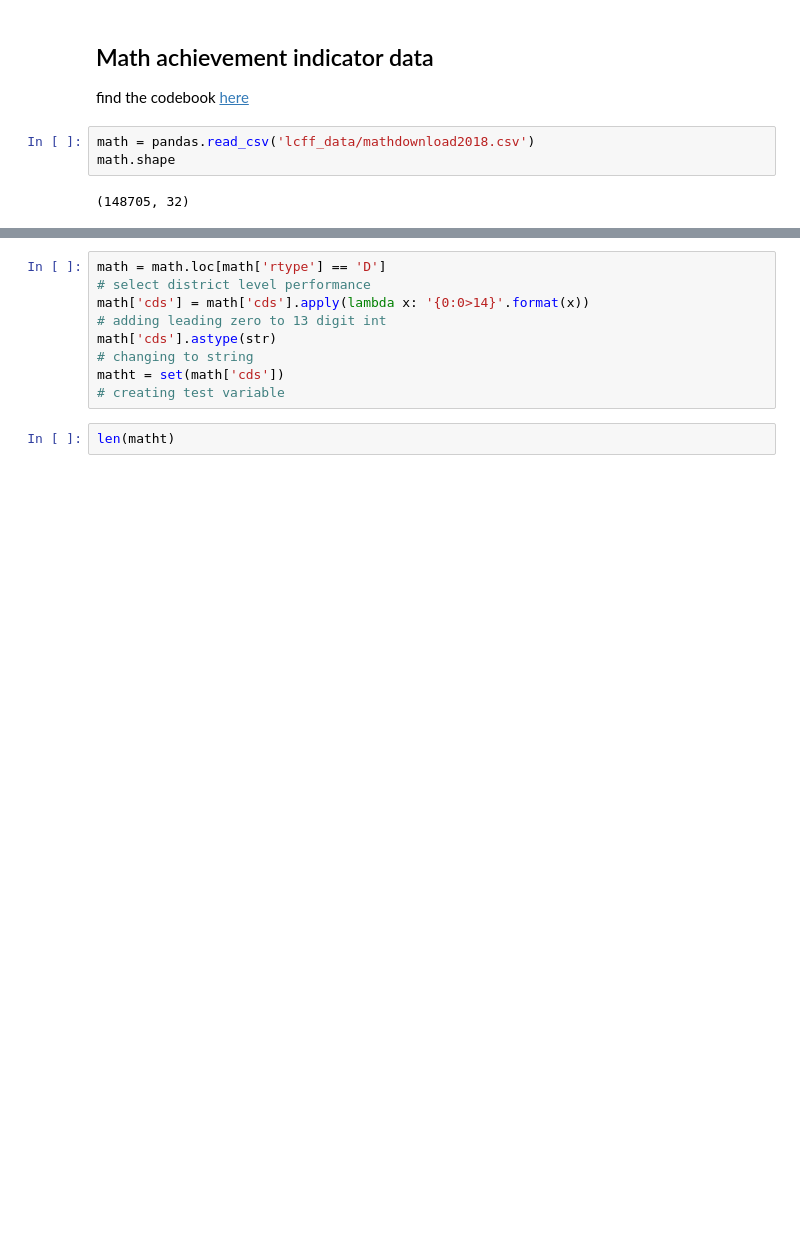
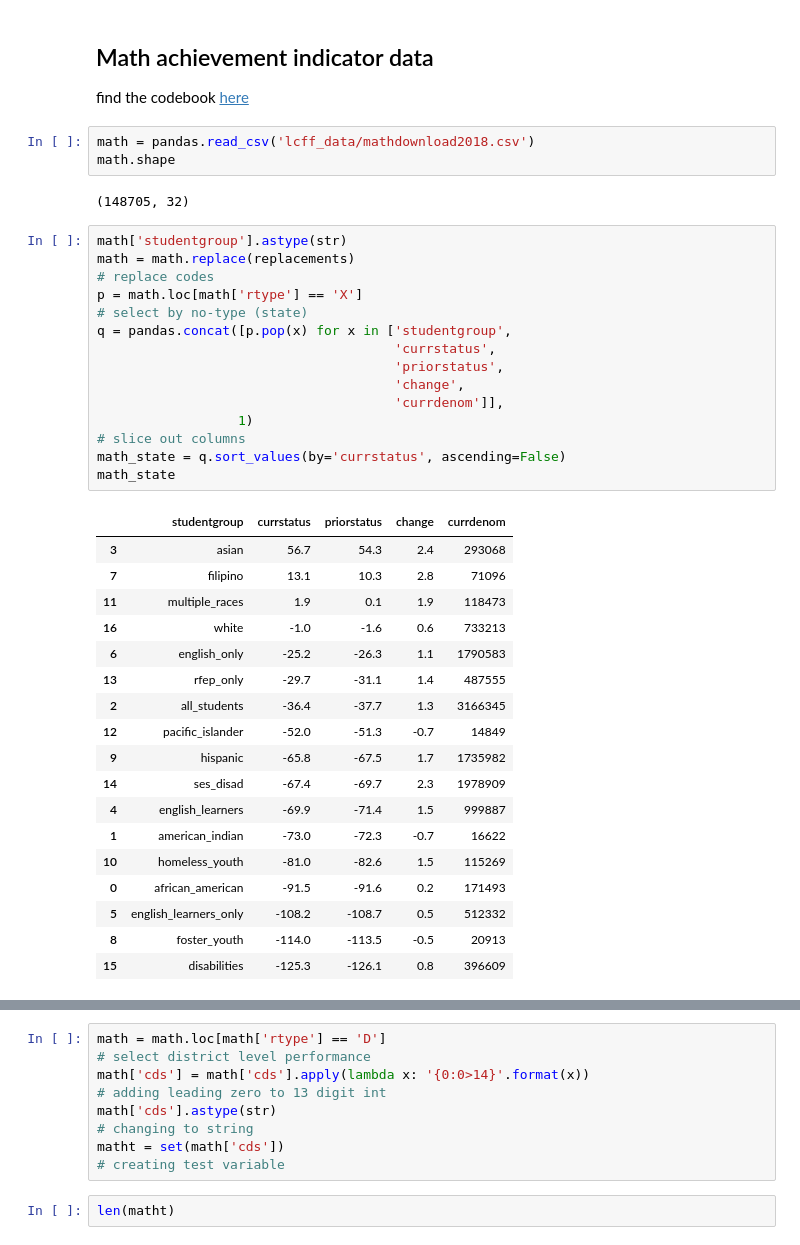
Before and after one commit to fiendskrah/finalcapstone, a Jupyter notebook: project.ipynb, the cells around one changed output, grey strips where cells are left out. Drawn from its saved outputs; the diff is of its cells as text; blank space fills up the shorter version.

```diff
--- a/project.ipynb
+++ b/project.ipynb
@@ -164,3 +245,37 @@ math = pandas.read_csv('lcff_data/mathdownload2018.csv')
 math.shape
 # %% [output]
 (148705, 32)
+# %%
+math['studentgroup'].astype(str)
+math = math.replace(replacements)
+# replace codes
+p = math.loc[math['rtype'] == 'X']
+# select by no-type (state)
+q = pandas.concat([p.pop(x) for x in ['studentgroup',
+                                      'currstatus',
+                                      'priorstatus',
+                                      'change',
+                                      'currdenom']],
+                  1)
+# slice out columns
+math_state = q.sort_values(by='currstatus', ascending=False)
+math_state
+# %% [output]
+|  | studentgroup | currstatus | priorstatus | change | currdenom |
+| 3 | asian | 56.7 | 54.3 | 2.4 | 293068 |
+| 7 | filipino | 13.1 | 10.3 | 2.8 | 71096 |
+| 11 | multiple_races | 1.9 | 0.1 | 1.9 | 118473 |
+| 16 | white | -1.0 | -1.6 | 0.6 | 733213 |
+| 6 | english_only | -25.2 | -26.3 | 1.1 | 1790583 |
+| 13 | rfep_only | -29.7 | -31.1 | 1.4 | 487555 |
+| 2 | all_students | -36.4 | -37.7 | 1.3 | 3166345 |
+| 12 | pacific_islander | -52.0 | -51.3 | -0.7 | 14849 |
+| 9 | hispanic | -65.8 | -67.5 | 1.7 | 1735982 |
+| 14 | ses_disad | -67.4 | -69.7 | 2.3 | 1978909 |
+| 4 | english_learners | -69.9 | -71.4 | 1.5 | 999887 |
+| 1 | american_indian | -73.0 | -72.3 | -0.7 | 16622 |
+| 10 | homeless_youth | -81.0 | -82.6 | 1.5 | 115269 |
+| 0 | african_american | -91.5 | -91.6 | 0.2 | 171493 |
+| 5 | english_learners_only | -108.2 | -108.7 | 0.5 | 512332 |
+| 8 | foster_youth | -114.0 | -113.5 | -0.5 | 20913 |
+| 15 | disabilities | -125.3 | -126.1 | 0.8 | 396609 |
```
Also changed, not shown: parts of 21 cells of this notebook, 1 other file.
